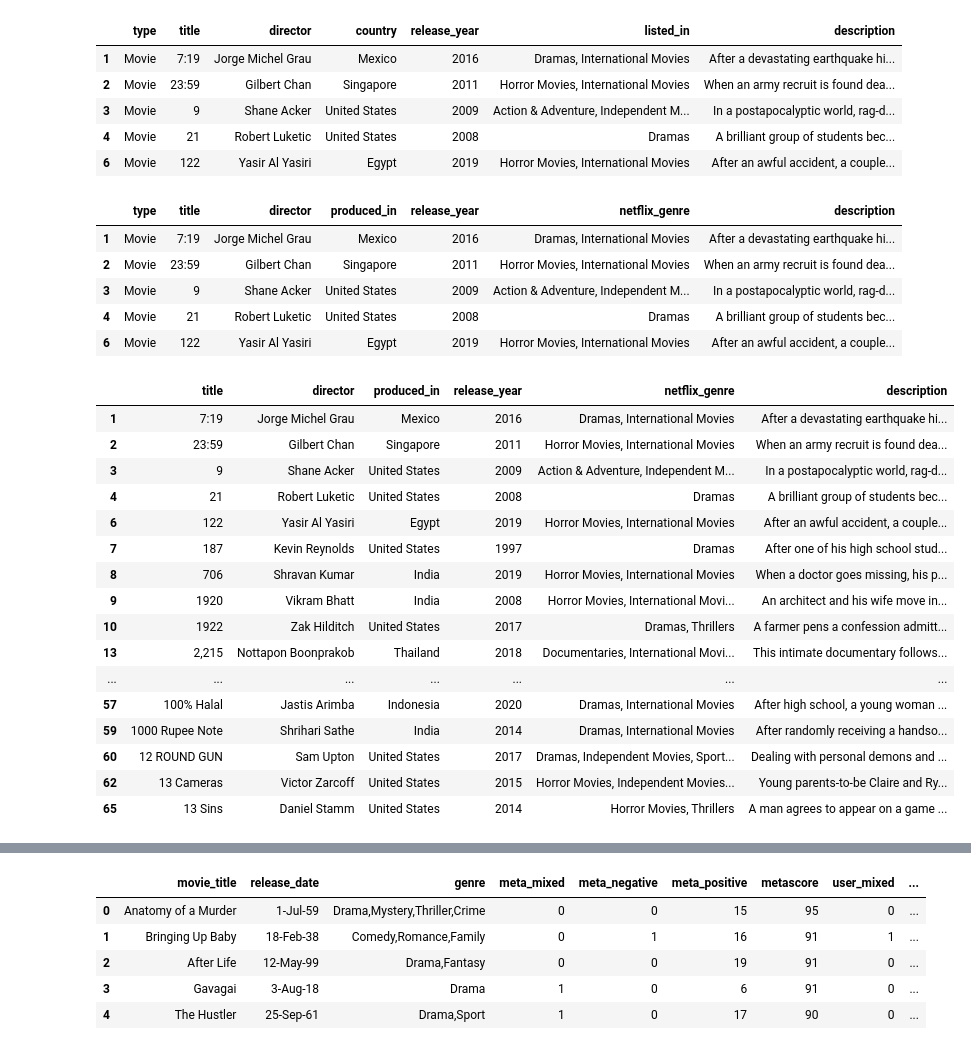
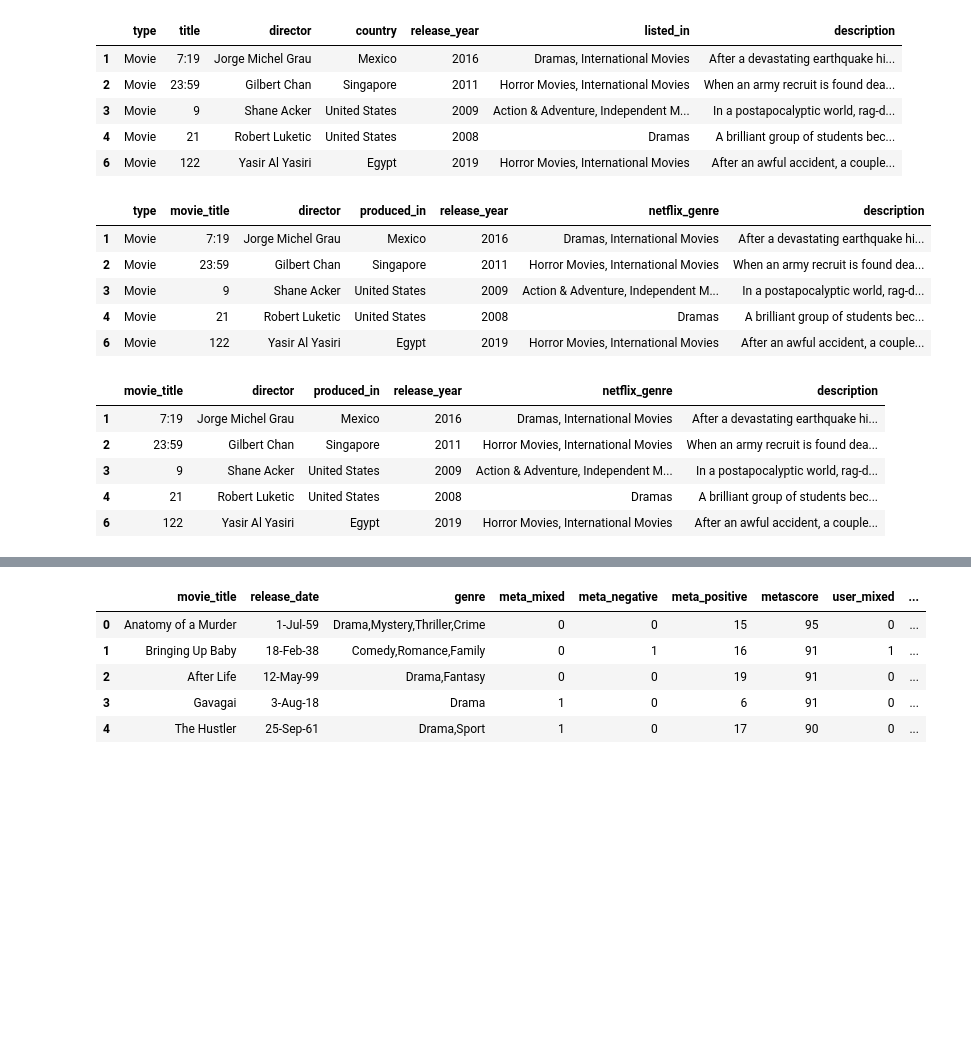
Before and after one commit to angelilucila/Group9_ETL, a Jupyter notebook: Netflix-Angeli.ipynb, the cells around one changed output, grey strips where cells are left out. Saved outputs shown, nothing was run; the diff lists cells and outputs as text; code cells hidden in the pictures; blank space fills up the shorter version.

```diff
--- a/Netflix-Angeli.ipynb
+++ b/Netflix-Angeli.ipynb
@@ -88,35 +68,26 @@ drop_netflix_df.head()
 | 4 | Movie | 21 | Robert Luketic | United States | 2008 | Dramas | A brilliant group of students bec... |
 | 6 | Movie | 122 | Yasir Al Yasiri | Egypt | 2019 | Horror Movies, International Movies | After an awful accident, a couple... |
 # %%
+# Transform Step
 # Rename columns
-renamed_netflix_df = drop_netflix_df.rename(columns={"country":"produced_in","listed_in": "netflix_genre"})
+renamed_netflix_df = drop_netflix_df.rename(columns={"title":"movie_title","country":"produced_in","listed_in": "netflix_genre"})
 renamed_netflix_df.head()
 # %% [output]
-|  | type | title | director | produced_in | release_year | netflix_genre | description |
+|  | type | movie_title | director | produced_in | release_year | netflix_genre | description |
 | 1 | Movie | 7:19 | Jorge Michel Grau | Mexico | 2016 | Dramas, International Movies | After a devastating earthquake hi... |
 | 2 | Movie | 23:59 | Gilbert Chan | Singapore | 2011 | Horror Movies, International Movies | When an army recruit is found dea... |
 | 3 | Movie | 9 | Shane Acker | United States | 2009 | Action & Adventure, Independent M... | In a postapocalyptic world, rag-d... |
 | 4 | Movie | 21 | Robert Luketic | United States | 2008 | Dramas | A brilliant group of students bec... |
 | 6 | Movie | 122 | Yasir Al Yasiri | Egypt | 2019 | Horror Movies, International Movies | After an awful accident, a couple... |
 # %%
+# Transform Step
 # Remove Type Column
 movie_netflix_df = renamed_netflix_df.drop('type', axis=1)
-movie_netflix_df.head(50)
+movie_netflix_df.head()
 # %% [output]
-|  | title | director | produced_in | release_year | netflix_genre | description |
+|  | movie_title | director | produced_in | release_year | netflix_genre | description |
 | 1 | 7:19 | Jorge Michel Grau | Mexico | 2016 | Dramas, International Movies | After a devastating earthquake hi... |
 | 2 | 23:59 | Gilbert Chan | Singapore | 2011 | Horror Movies, International Movies | When an army recruit is found dea... |
 | 3 | 9 | Shane Acker | United States | 2009 | Action & Adventure, Independent M... | In a postapocalyptic world, rag-d... |
 | 4 | 21 | Robert Luketic | United States | 2008 | Dramas | A brilliant group of students bec... |
 | 6 | 122 | Yasir Al Yasiri | Egypt | 2019 | Horror Movies, International Movies | After an awful accident, a couple... |
-| 7 | 187 | Kevin Reynolds | United States | 1997 | Dramas | After one of his high school stud... |
-| 8 | 706 | Shravan Kumar | India | 2019 | Horror Movies, International Movies | When a doctor goes missing, his p... |
-| 9 | 1920 | Vikram Bhatt | India | 2008 | Horror Movies, International Movi... | An architect and his wife move in... |
-| 10 | 1922 | Zak Hilditch | United States | 2017 | Dramas, Thrillers | A farmer pens a confession admitt... |
-| 13 | 2,215 | Nottapon Boonprakob | Thailand | 2018 | Documentaries, International Movi... | This intimate documentary follows... |
-| ... | ... | ... | ... | ... | ... | ... |
-| 57 | 100% Halal | Jastis Arimba | Indonesia | 2020 | Dramas, International Movies | After high school, a young woman ... |
-| 59 | 1000 Rupee Note | Shrihari Sathe | India | 2014 | Dramas, International Movies | After randomly receiving a handso... |
-| 60 | 12 ROUND GUN | Sam Upton | United States | 2017 | Dramas, Independent Movies, Sport... | Dealing with personal demons and ... |
-| 62 | 13 Cameras | Victor Zarcoff | United States | 2015 | Horror Movies, Independent Movies... | Young parents-to-be Claire and Ry... |
-| 65 | 13 Sins | Daniel Stamm | United States | 2014 | Horror Movies, Thrillers | A man agrees to appear on a game ... |
```
Also changed, not shown: parts of 34 cells of this notebook.
